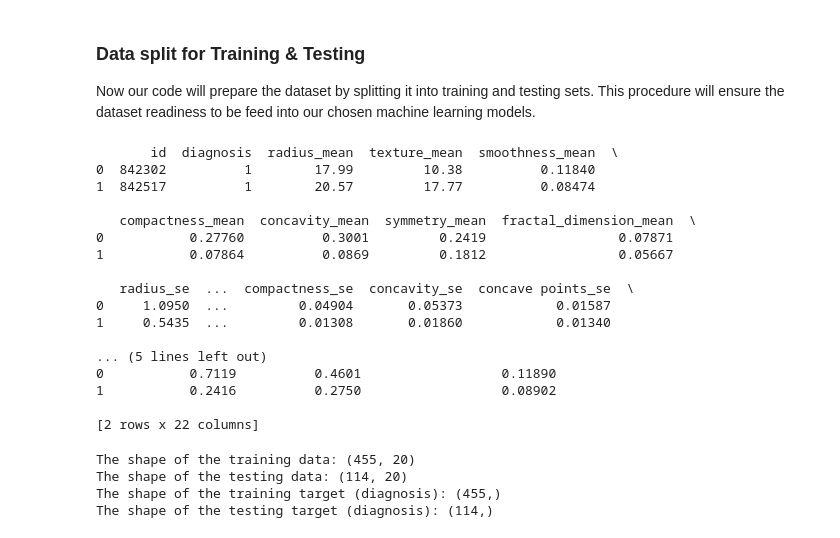
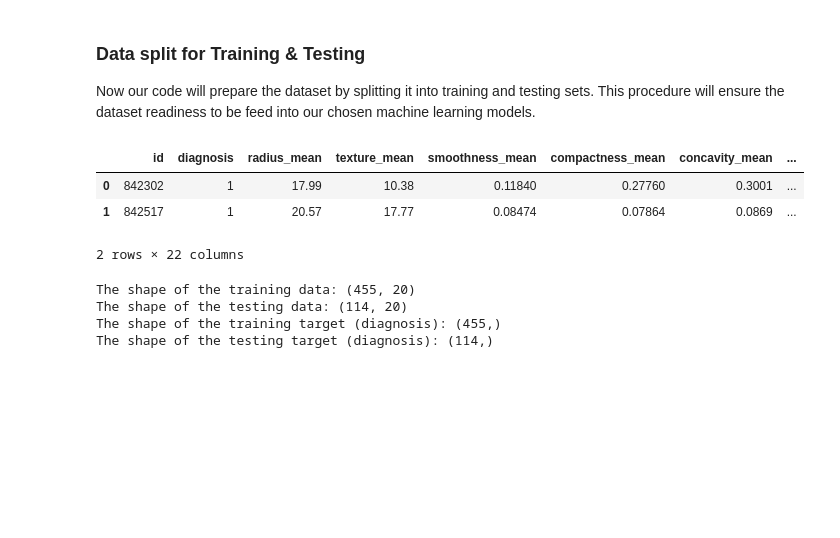
Before and after one commit to omaralfaqih6/breast_cancer_wisconsin, a Jupyter notebook: src/data_prep_mod_setup.ipynb, the cells around one changed output. Saved outputs shown, nothing was run; the diff lists cells and outputs as text; code cells hidden in the pictures; blank space fills up the shorter version.

```diff
--- a/src/data_prep_mod_setup.ipynb
+++ b/src/data_prep_mod_setup.ipynb
@@ -395,29 +395,16 @@ Now our code will prepare the dataset by splitting it into training and testing
 # %%
 # Read the analysis dataset
 import pandas as pd
 
 data = pd.read_csv('ana_set.csv')
 
 # Display the first few rows
-print(data.head(2))
+data.head(2)
 # %% [output]
+|  | id | diagnosis | radius_mean | texture_mean | smoothness_mean | compactness_mean | concavity_mean | ... |
+| 0 | 842302 | 1 | 17.99 | 10.38 | 0.11840 | 0.27760 | 0.3001 | ... |
+| 1 | 842517 | 1 | 20.57 | 17.77 | 0.08474 | 0.07864 | 0.0869 | ... |
-       id  diagnosis  radius_mean  texture_mean  smoothness_mean  \
-0  842302          1        17.99         10.38          0.11840
-1  842517          1        20.57         17.77          0.08474
-
-   compactness_mean  concavity_mean  symmetry_mean  fractal_dimension_mean  \
-0           0.27760          0.3001         0.2419                 0.07871
-1           0.07864          0.0869         0.1812                 0.05667
-
-   radius_se  ...  compactness_se  concavity_se  concave points_se  \
-0     1.0950  ...         0.04904       0.05373            0.01587
-1     0.5435  ...         0.01308       0.01860            0.01340
-
-... (5 lines left out)
-0           0.7119          0.4601                  0.11890
-1           0.2416          0.2750                  0.08902
-
-[2 rows x 22 columns]
+2 rows × 22 columns
 # %%
 # Prepare data for train/test split
 # adjust the split ratio later/as per ..
```
Also changed, not shown: parts of 8 cells of this notebook.
